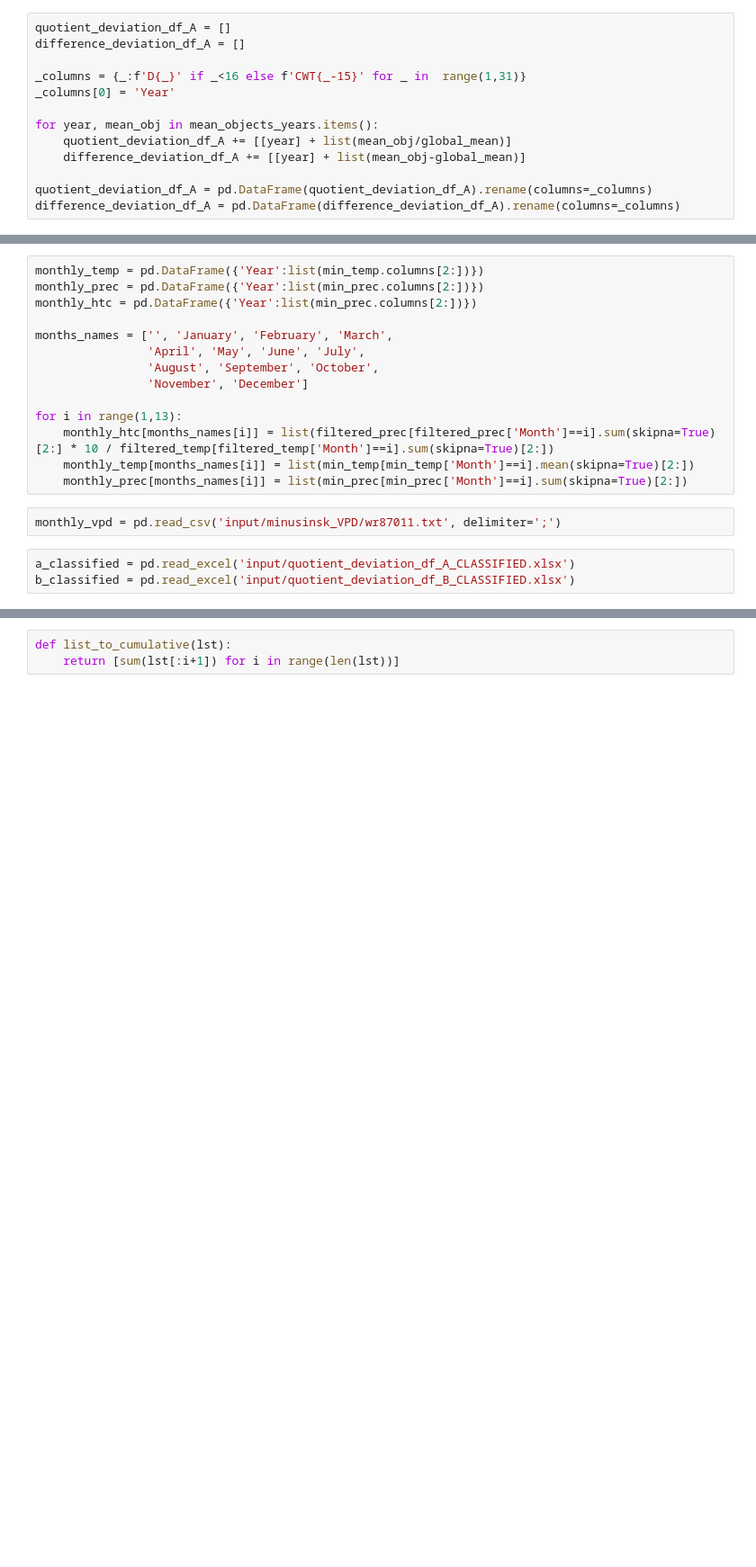
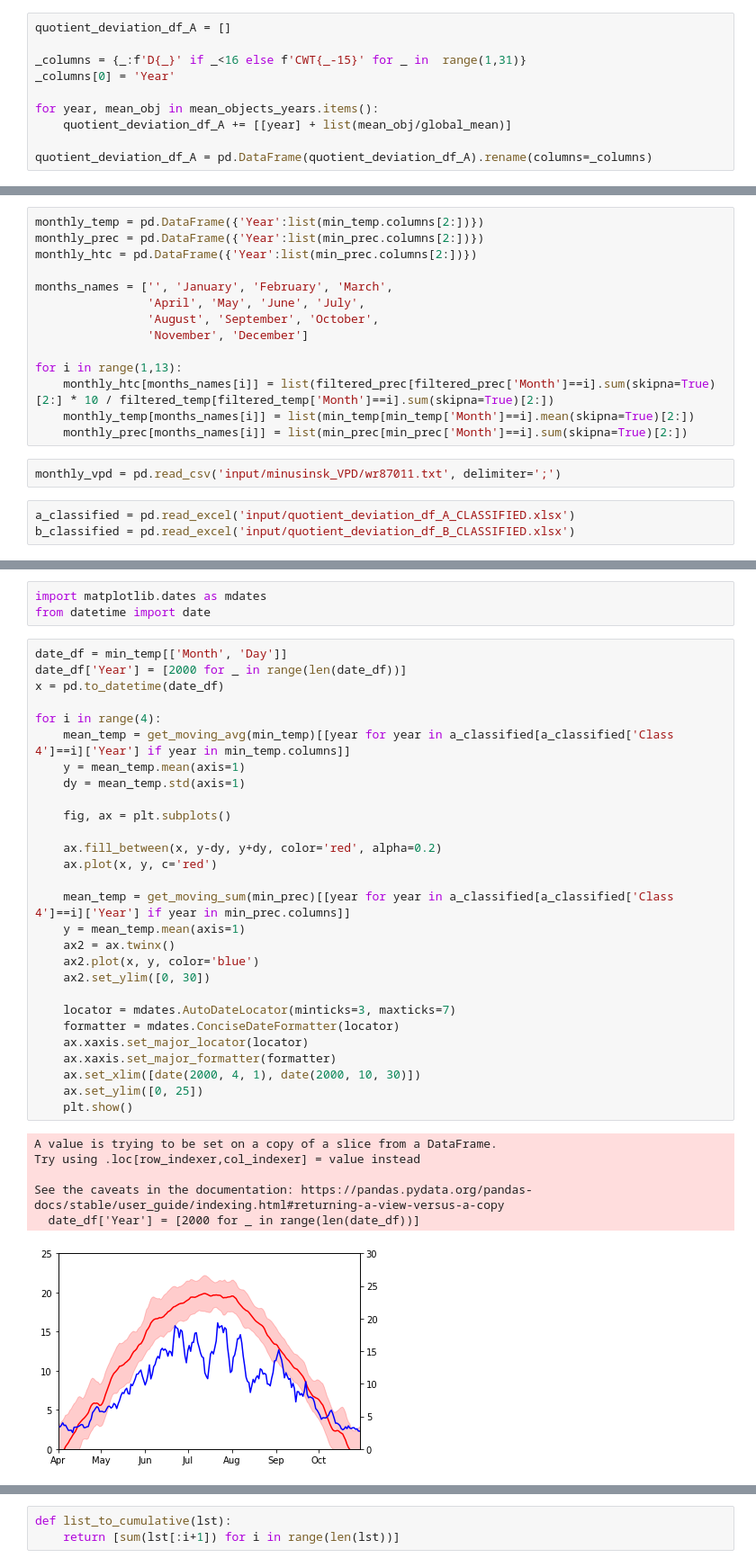
Before and after one commit to mikewellmeansme/TracheidClustering, a Jupyter notebook: playground.ipynb, the cells around one changed output, grey strips where cells are left out. Shown at 90% size. Saved outputs shown, nothing was run; the diff lists cells and outputs as text; blank space fills up the shorter version.

```diff
--- a/playground.ipynb
+++ b/playground.ipynb
@@ -75,16 +76,13 @@ global_mean = df.mean()[1:]
 Строим таблицы объектов для метода A -- кластеризация отклонений средних объектов по году от среднего глобального объекта:
 # %%
 quotient_deviation_df_A = []
-difference_deviation_df_A = []
 
 _columns = {_:f'D{_}' if _<16 else f'CWT{_-15}' for _ in  range(1,31)}
 _columns[0] = 'Year'
 
 for year, mean_obj in mean_objects_years.items():
     quotient_deviation_df_A += [[year] + list(mean_obj/global_mean)]
-    difference_deviation_df_A += [[year] + list(mean_obj-global_mean)]
 
 quotient_deviation_df_A = pd.DataFrame(quotient_deviation_df_A).rename(columns=_columns)
-difference_deviation_df_A = pd.DataFrame(difference_deviation_df_A).rename(columns=_columns)
 # %%
 quotient_deviation_df_A.to_excel('output/quotient_deviation_df_A.xlsx', index=False)
@@ -525,0 +550,38 @@ b_classified = pd.read_excel('input/quotient_deviation_df_B_CLASSIFIED.xlsx')
+# %%
+import matplotlib.dates as mdates
+from datetime import date
+# %%
+date_df = min_temp[['Month', 'Day']]
+date_df['Year'] = [2000 for _ in range(len(date_df))]
+x = pd.to_datetime(date_df)
+
+for i in range(4):
+    mean_temp = get_moving_avg(min_temp)[[year for year in a_classified[a_classified['Class 4']==i]['Year'] if year in min_temp.columns]]
+    y = mean_temp.mean(axis=1)
+    dy = mean_temp.std(axis=1)
+
+    fig, ax = plt.subplots()
+
+    ax.fill_between(x, y-dy, y+dy, color='red', alpha=0.2)
+    ax.plot(x, y, c='red')
+
+    mean_temp = get_moving_sum(min_prec)[[year for year in a_classified[a_classified['Class 4']==i]['Year'] if year in min_prec.columns]]
+    y = mean_temp.mean(axis=1)
+    ax2 = ax.twinx()
+    ax2.plot(x, y, color='blue')
+    ax2.set_ylim([0, 30])
+
+    locator = mdates.AutoDateLocator(minticks=3, maxticks=7)
+    formatter = mdates.ConciseDateFormatter(locator)
+    ax.xaxis.set_major_locator(locator)
+    ax.xaxis.set_major_formatter(formatter)
+    ax.set_xlim([date(2000, 4, 1), date(2000, 10, 30)])
+    ax.set_ylim([0, 25])
+    plt.show()
+# %% [output]
+A value is trying to be set on a copy of a slice from a DataFrame.
+Try using .loc[row_indexer,col_indexer] = value instead
+
+See the caveats in the documentation: https://pandas.pydata.org/pandas-docs/stable/user_guide/indexing.html#returning-a-view-versus-a-copy
+  date_df['Year'] = [2000 for _ in range(len(date_df))]
+[figure, added]
```
Also changed, not shown: parts of 26 cells of this notebook.
